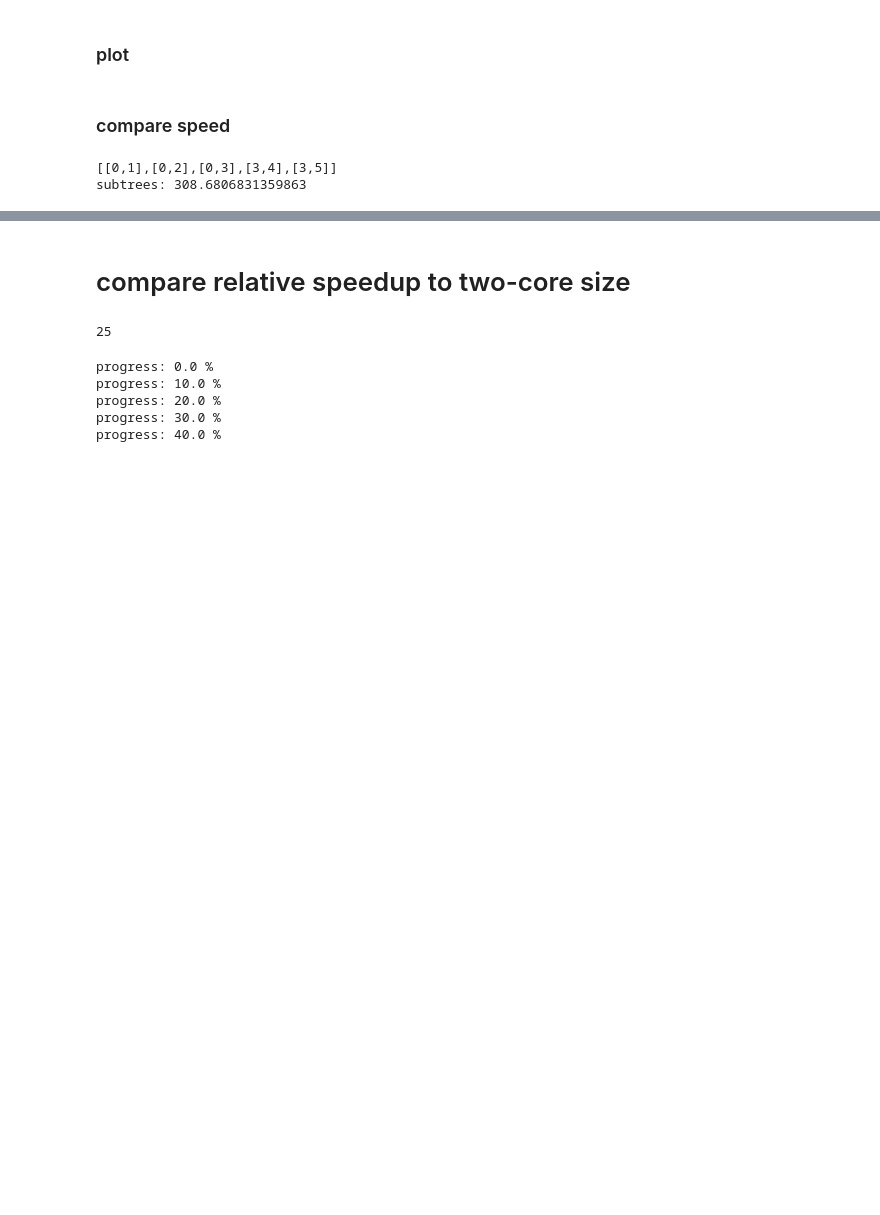
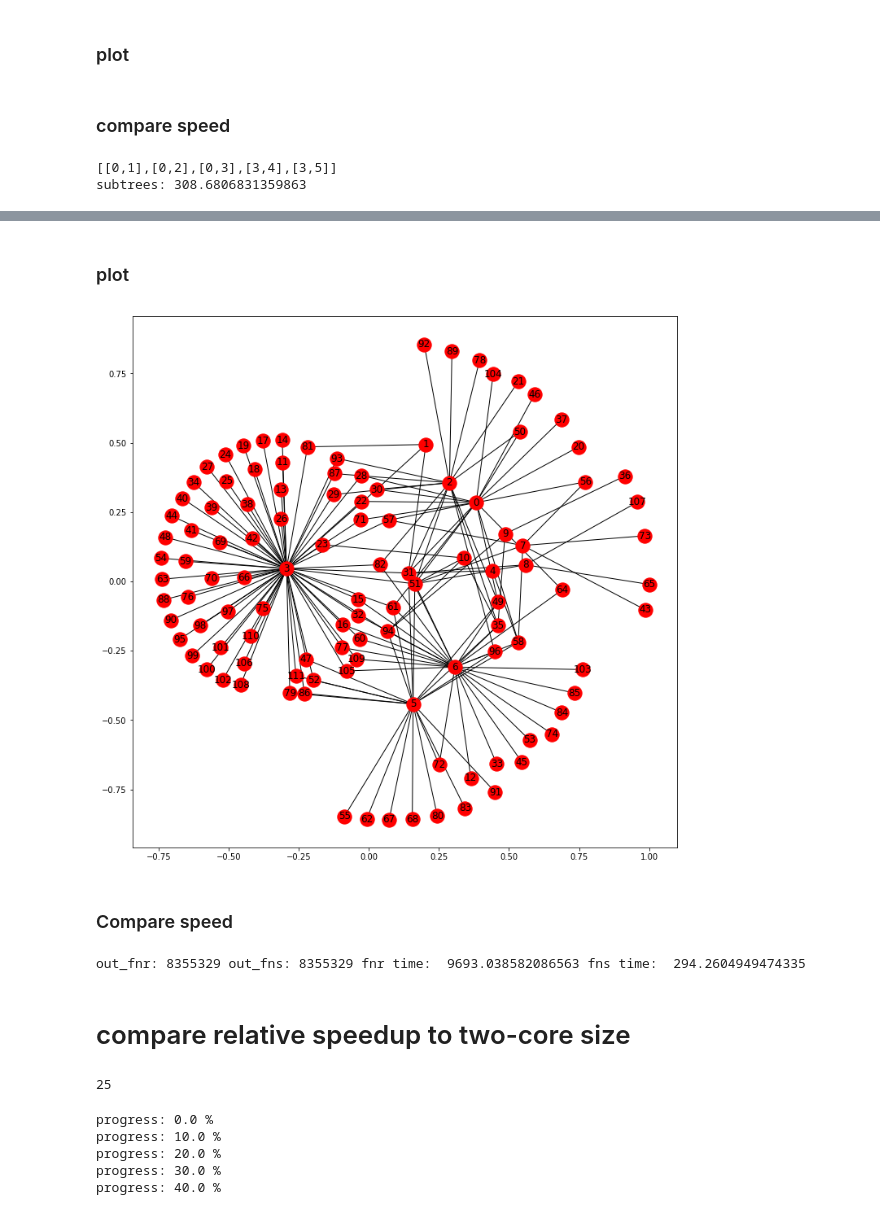
Before and after one commit to ta-rekt/motif-discovery, a Jupyter notebook: src/speed_tests.ipynb, the cells around one changed output, grey strips where cells are left out. Cells and saved outputs as stored; diff of their text form; code cells hidden in the pictures; blank space fills up the shorter version.

Commit message:
speed comparison for communityfitnet

```diff
--- a/src/speed_tests.ipynb
+++ b/src/speed_tests.ipynb
@@ -139,0 +147,5 @@ write_speed_results(outFile, delta_fnr, delta_fns, stringQuery, 'colinet1.1')
+# %%
+f = open('test_data/CommunityFitNet_updated.pickle', 'rb')
+data = pickle.load(f)
+# %%
+data_edgelists = data['edges_id']
@@ -139,0 +190,19 @@ write_speed_results(outFile, delta_fnr, delta_fns, stringQuery, 'colinet1.1')
+# %% [markdown]
+### plot
+# %%
+edges = data_edgelists.iloc[4]
+
+Graph = nx.Graph()
+Graph.add_edges_from(edges)
+pos = nx.drawing.kamada_kawai_layout(Graph, scale=1)
+fig, ax = plt.subplots()
+fig.set_size_inches(12, 12)
+nodes = nx.draw_networkx_nodes(Graph, pos=pos, node_size = 300, ax = ax)
+edges = nx.draw_networkx_edges(Graph, pos=pos, ax = ax)
+labels = nx.draw_networkx_labels(Graph, pos=pos)
+
+plt.show()
+# %% [output]
+[figure, added]
+# %% [markdown]
+### Compare speed
@@ -139,0 +266,24 @@ write_speed_results(outFile, delta_fnr, delta_fns, stringQuery, 'colinet1.1')
+# %%
+inputFile = 'test_data/allgraphs' + str(5) + '.txt'
+f = open(inputFile, 'r')
+queryGraphsData = f.readlines()
+
+queryTestString = '[[0,1],[0,2],[0,3],[0,4],[0,5]]'
+queryTestGraph = parseStringToGraph(queryTestString)
+
+networkTestEdges = data_edgelists.iloc[4]
+networkTestGraph = nx.Graph()
+networkTestGraph.add_edges_from(networkTestEdges)
+networkTestString = graphToString(networkTestGraph)
+
+start_time_fnr = time.time()
+out_fnr = fnr.findSubgraphInstances(queryTestGraph, networkTestGraph, True)
+delta_fnr = time.time() - start_time_fnr
+
+start_time_fns = time.time()
+out_fns = fns.findSubgraphInstances(queryTestString, networkTestString)
+delta_fns = time.time() - start_time_fns
+
+print('out_fnr:', out_fnr, 'out_fns:', out_fns, 'fnr time: ', delta_fnr, 'fns time: ', delta_fns)
+# %% [output]
+out_fnr: 8355329 out_fns: 8355329 fnr time:  9693.038582086563 fns time:  294.2604949474335
```
Also changed, not shown: parts of 8 cells of this notebook, 4 other files.
